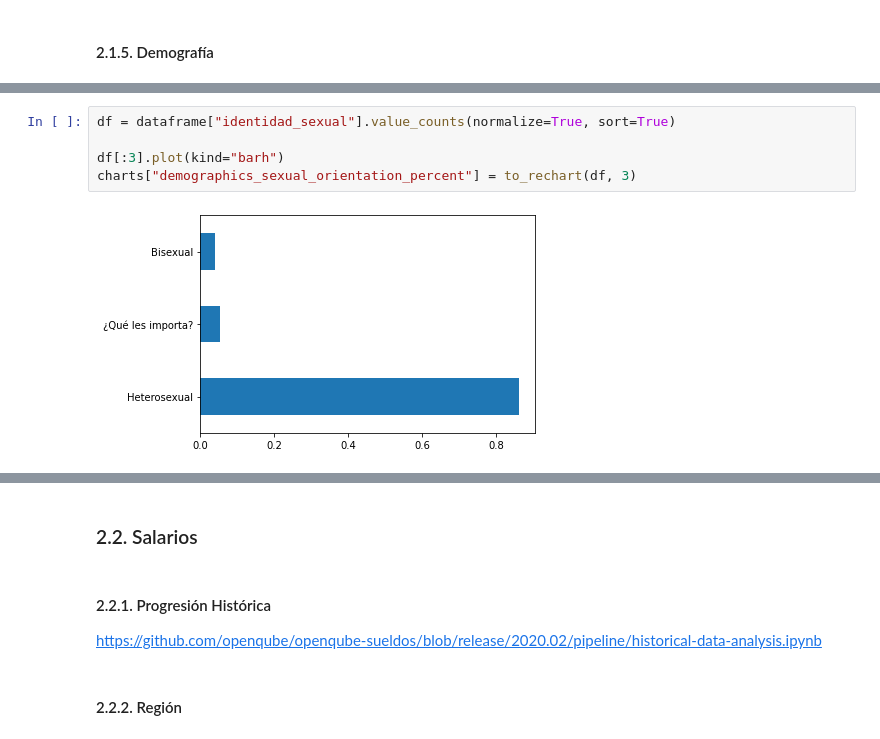
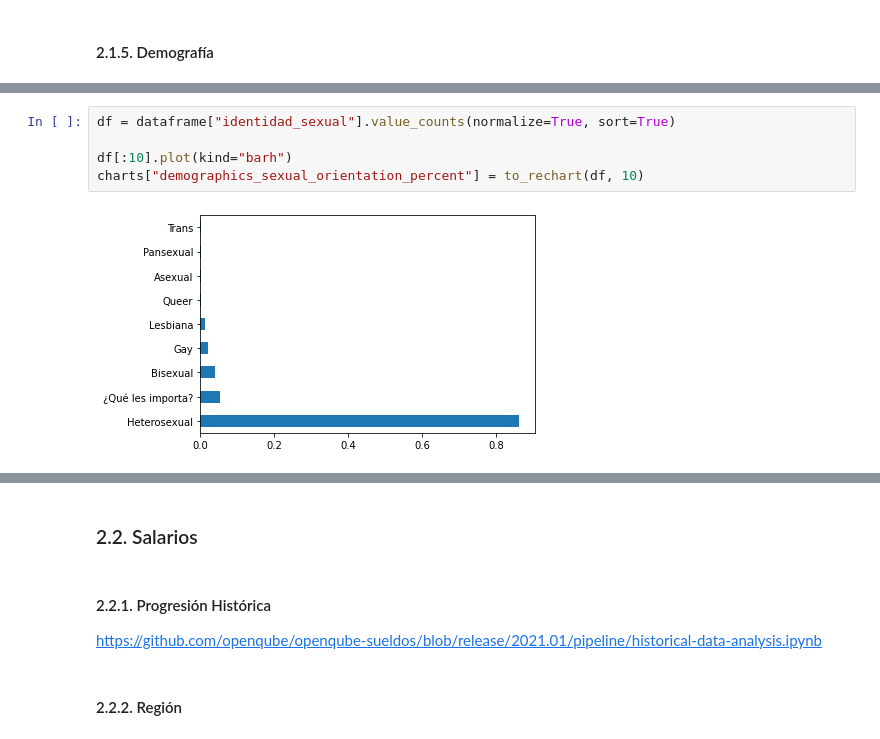
Before and after one commit to SebastianESaavedra/openqube-sueldos, a Jupyter notebook: pipeline/data-analysis.ipynb, the cells around one changed output, grey strips where cells are left out. Saved outputs shown, nothing was run; the diff lists cells and outputs as text.

Commit message:
Fixing some graphs to work with new survey format

```diff
--- a/pipeline/data-analysis.ipynb
+++ b/pipeline/data-analysis.ipynb
@@ -838,17 +827,17 @@ charts["demographics_gender_percent"] = to_rechart(df)
 # %%
 df = dataframe["identidad_sexual"].value_counts(normalize=True, sort=True)
 
-df[:3].plot(kind="barh")
-charts["demographics_sexual_orientation_percent"] = to_rechart(df, 3)
+df[:10].plot(kind="barh")
+charts["demographics_sexual_orientation_percent"] = to_rechart(df, 10)
 # %% [output]
-[figure, old version]
+[figure, new version]
 [interactive output not drawn]
 # %% [markdown]
 ### 2.2. Salarios
 # %% [markdown]
 #### 2.2.1. Progresión Histórica
 
-https://github.com/openqube/openqube-sueldos/blob/release/2020.02/pipeline/historical-data-analysis.ipynb
+https://github.com/openqube/openqube-sueldos/blob/release/2021.01/pipeline/historical-data-analysis.ipynb
 # %% [markdown]
 #### 2.2.2. Región
 # %%
```
Also changed, not shown: parts of 61 cells of this notebook.
